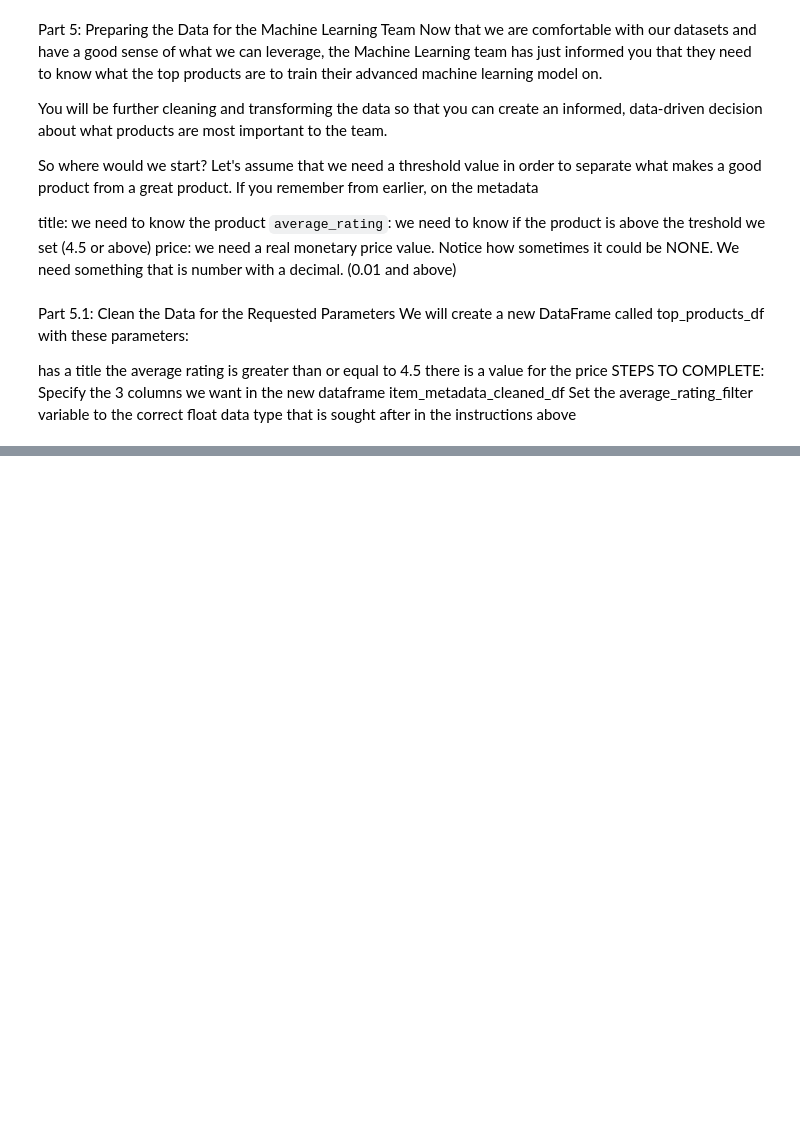
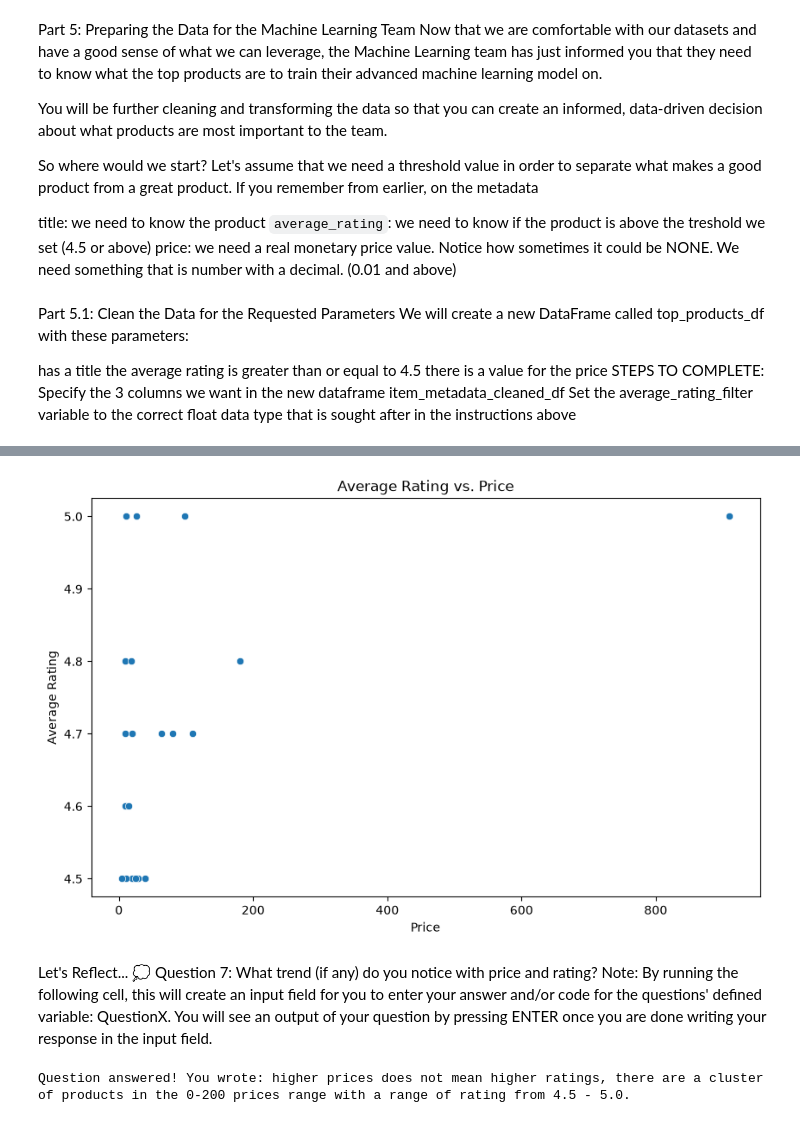
Before and after one commit to jjacque1/Python-generator-based-line-reader, a Jupyter notebook: amazon_reviews_analysis.ipynb, the cells around one changed output, grey strips where cells are left out. Drawn from its saved outputs; the diff is of its cells as text; code cells hidden in the pictures; blank space fills up the shorter version.

```diff
--- a/amazon_reviews_analysis.ipynb
+++ b/amazon_reviews_analysis.ipynb
@@ -525,0 +758,27 @@ STEPS TO COMPLETE:
+# %%
+# Average Rating vs. Price
+plt.figure(figsize=(10, 6))
+sns.scatterplot(
+    data=top_products_df,
+    x='price',
+    y='average_rating'
+)
+plt.title('Average Rating vs. Price')
+plt.xlabel('Price')
+plt.ylabel('Average Rating')
+plt.show()
+# %% [output]
+[figure, added]
+# %% [markdown]
+Let's Reflect...
+💭 Question 7: What trend (if any) do you notice with price and rating?
+Note: By running the following cell, this will create an input field for you to enter your answer and/or code for the questions' defined variable: QuestionX. You will see an output of your question by pressing ENTER once you are done writing your response in the input field.
+# %%
+Question7 = str(input("Write Your Answer in the Box and Press Enter:"))
+
+if len(Question7) > 0:
+    print(f"Question answered! You wrote: {Question7}")
+else:
+    print("Please answer the question")
+# %% [output]
+Question answered! You wrote: higher prices does not mean higher ratings, there are a cluster of products in the 0-200 prices range with a range of rating from 4.5 - 5.0.
```
Also changed, not shown: parts of 31 cells of this notebook, 2 other files.
